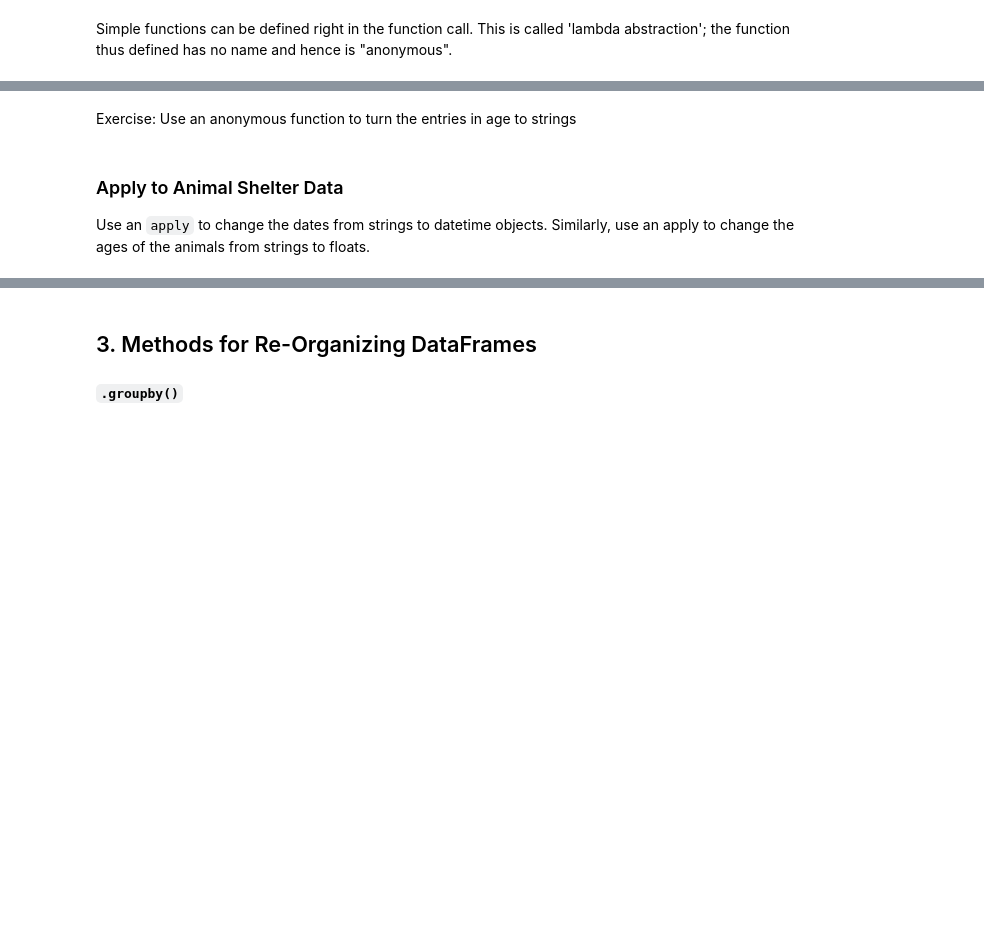
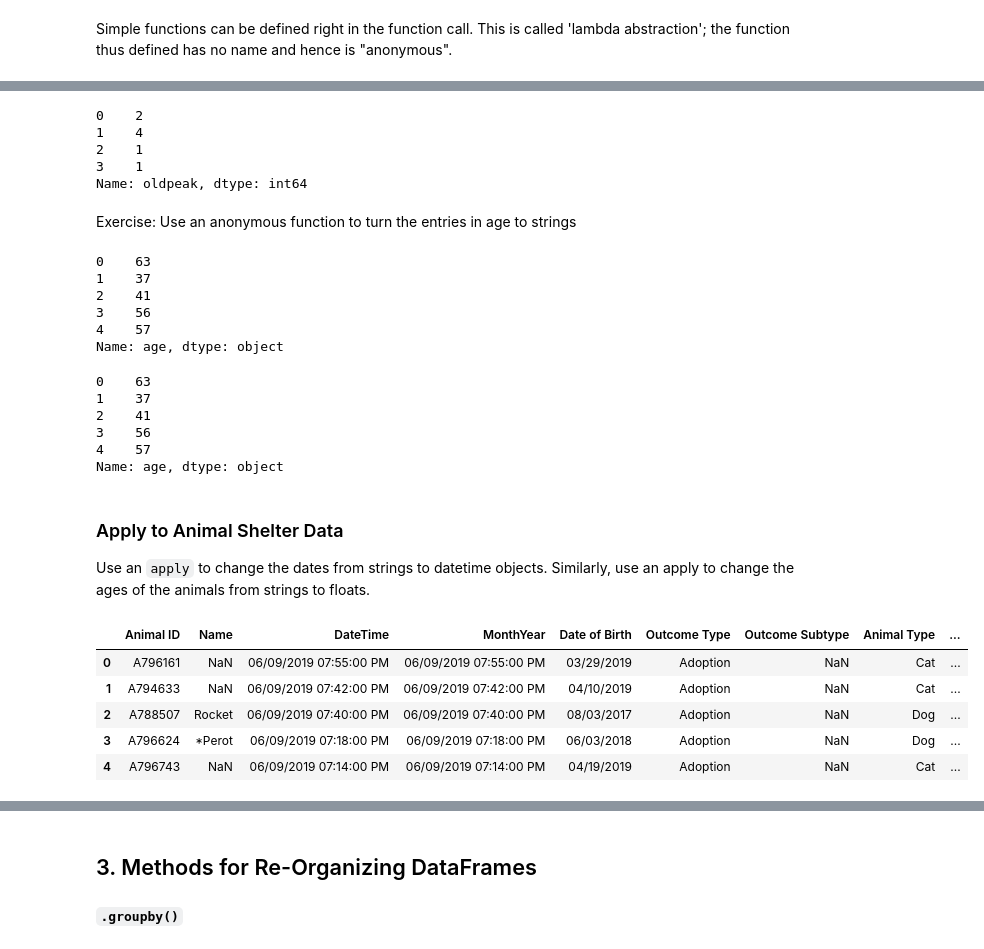
Before and after one commit to tingting-science/dc_ds_06_03_19, a Jupyter notebook: module_1/week_2/day_1_manipulating_data_pandas/manipulating_data_with_pandas_tingting.ipynb, the cells around one changed output, grey strips where cells are left out. Drawn from its saved outputs; the diff is of its cells as text; code cells hidden in the pictures; blank space fills up the shorter version.

```diff
--- a/module_1/week_2/day_1_manipulating_data_pandas/manipulating_data_with_pandas_tingting.ipynb
+++ b/module_1/week_2/day_1_manipulating_data_pandas/manipulating_data_with_pandas_tingting.ipynb
@@ -358,8 +401,42 @@ uci['oldpeak'].map(lambda x: round(x))[:4]
+# %%
+uci['oldpeak'].map(round)[:4]
+# %% [output]
+0    2
+1    4
+2    1
+3    1
+Name: oldpeak, dtype: int64
 # %% [markdown]
 Exercise: Use an anonymous function to turn the entries in age to strings
+# %%
+uci['age'].astype(str).head()
+# %% [output]
+0    63
+1    37
+2    41
+3    56
+4    57
+Name: age, dtype: object
+# %%
+uci['age'].map(lambda x:str(x)).head()
+# %% [output]
+0    63
+1    37
+2    41
+3    56
+4    57
+Name: age, dtype: object
 # %% [markdown]
 ### Apply to Animal Shelter Data
 
 Use an `apply` to change the dates from strings to datetime objects. Similarly, use an apply to change the ages of the animals from strings to floats.
 # %%
 # Your code here
+animal_outcomes.head()
+# %% [output]
+|  | Animal ID | Name | DateTime | MonthYear | Date of Birth | Outcome Type | Outcome Subtype | Animal Type | ... |
+| 0 | A796161 | NaN | 06/09/2019 07:55:00 PM | 06/09/2019 07:55:00 PM | 03/29/2019 | Adoption | NaN | Cat | ... |
+| 1 | A794633 | NaN | 06/09/2019 07:42:00 PM | 06/09/2019 07:42:00 PM | 04/10/2019 | Adoption | NaN | Cat | ... |
+| 2 | A788507 | Rocket | 06/09/2019 07:40:00 PM | 06/09/2019 07:40:00 PM | 08/03/2017 | Adoption | NaN | Dog | ... |
+| 3 | A796624 | *Perot | 06/09/2019 07:18:00 PM | 06/09/2019 07:18:00 PM | 06/03/2018 | Adoption | NaN | Dog | ... |
+| 4 | A796743 | NaN | 06/09/2019 07:14:00 PM | 06/09/2019 07:14:00 PM | 04/19/2019 | Adoption | NaN | Cat | ... |
```
Also changed, not shown: parts of 37 cells of this notebook.
